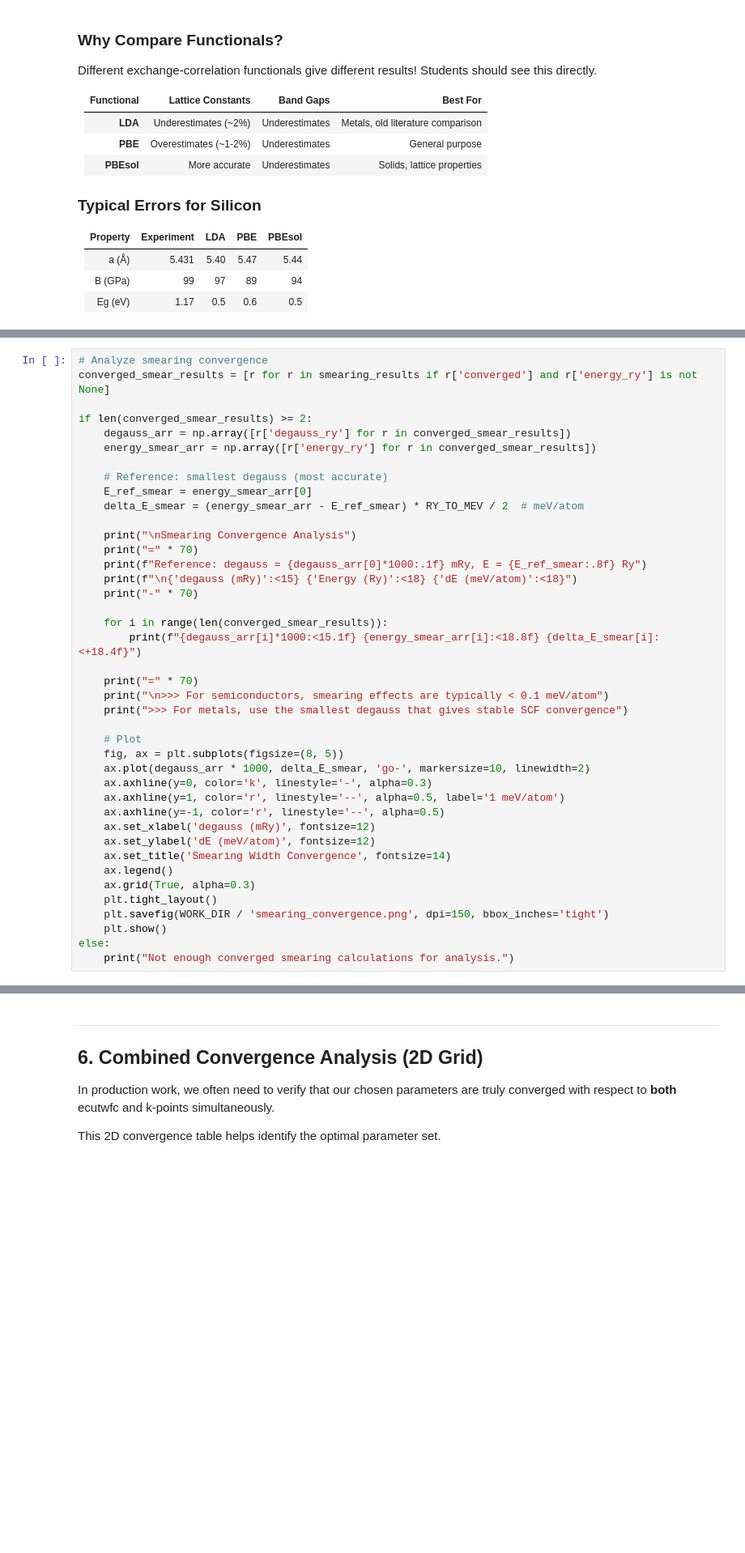
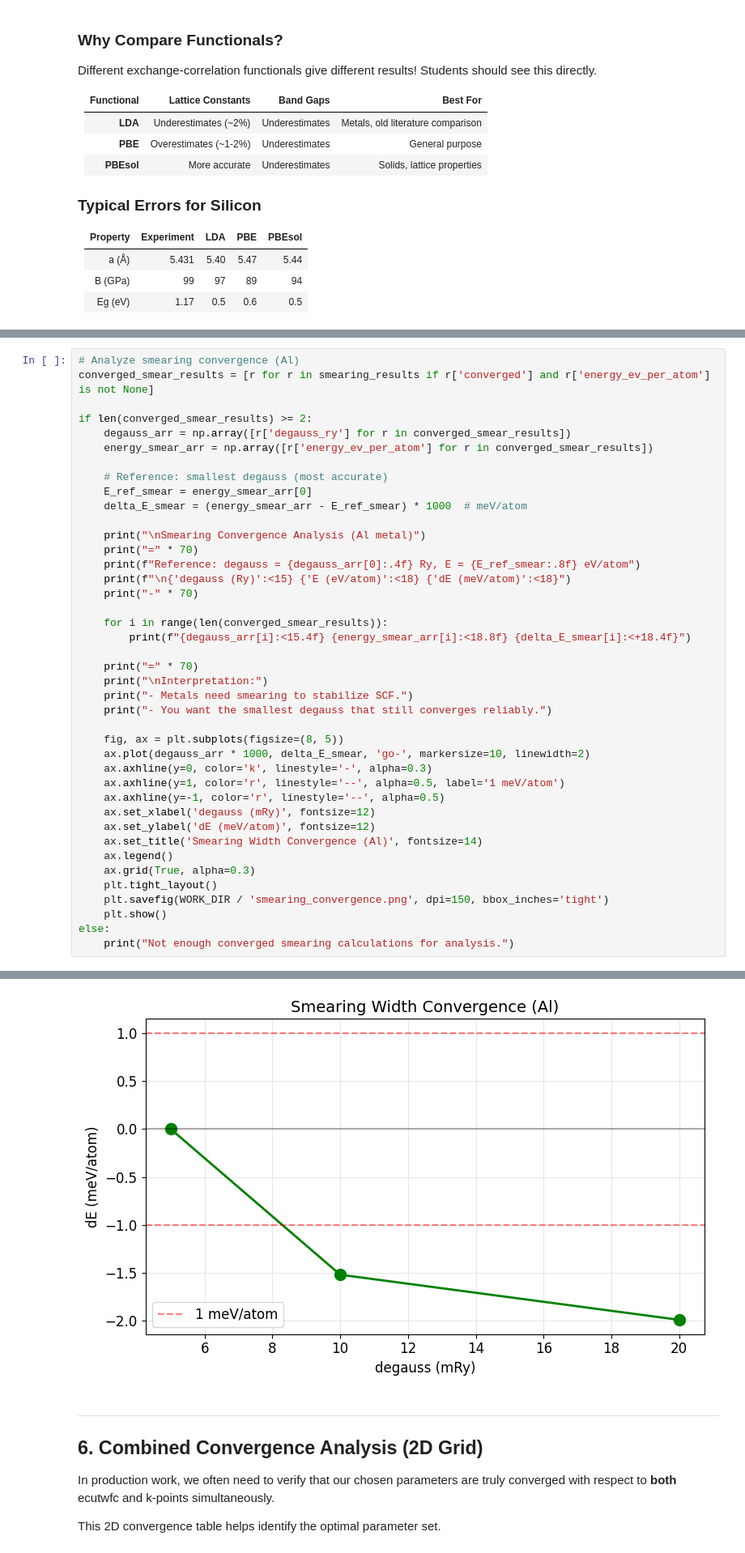
Before and after one commit to Indranil2020/DFT_Tutorial, a Jupyter notebook: qe_workshop_complete/notebooks_enhanced/04_Convergence_Testing.ipynb, the cells around one changed output, grey strips where cells are left out. Shown at 81% size. Drawn from its saved outputs; the diff is of its cells as text; blank space fills up the shorter version.

```diff
--- a/qe_workshop_complete/notebooks_enhanced/04_Convergence_Testing.ipynb
+++ b/qe_workshop_complete/notebooks_enhanced/04_Convergence_Testing.ipynb
@@ -1316,29 +1729,29 @@ print("\nTo compare functionals: func_results = run_functional_comparison(atoms,
 # %%
-# Analyze smearing convergence
-converged_smear_results = [r for r in smearing_results if r['converged'] and r['energy_ry'] is not None]
+# Analyze smearing convergence (Al)
+converged_smear_results = [r for r in smearing_results if r['converged'] and r['energy_ev_per_atom'] is not None]
 
 if len(converged_smear_results) >= 2:
     degauss_arr = np.array([r['degauss_ry'] for r in converged_smear_results])
-    energy_smear_arr = np.array([r['energy_ry'] for r in converged_smear_results])
+    energy_smear_arr = np.array([r['energy_ev_per_atom'] for r in converged_smear_results])
 
     # Reference: smallest degauss (most accurate)
     E_ref_smear = energy_smear_arr[0]
-    delta_E_smear = (energy_smear_arr - E_ref_smear) * RY_TO_MEV / 2  # meV/atom
+    delta_E_smear = (energy_smear_arr - E_ref_smear) * 1000  # meV/atom
 
-    print("\nSmearing Convergence Analysis")
+    print("\nSmearing Convergence Analysis (Al metal)")
     print("=" * 70)
-    print(f"Reference: degauss = {degauss_arr[0]*1000:.1f} mRy, E = {E_ref_smear:.8f} Ry")
-    print(f"\n{'degauss (mRy)':<15} {'Energy (Ry)':<18} {'dE (meV/atom)':<18}")
+    print(f"Reference: degauss = {degauss_arr[0]:.4f} Ry, E = {E_ref_smear:.8f} eV/atom")
+    print(f"\n{'degauss (Ry)':<15} {'E (eV/atom)':<18} {'dE (meV/atom)':<18}")
     print("-" * 70)
 
     for i in range(len(converged_smear_results)):
-        print(f"{degauss_arr[i]*1000:<15.1f} {energy_smear_arr[i]:<18.8f} {delta_E_smear[i]:<+18.4f}")
+        print(f"{degauss_arr[i]:<15.4f} {energy_smear_arr[i]:<18.8f} {delta_E_smear[i]:<+18.4f}")
 
     print("=" * 70)
-    print("\n>>> For semiconductors, smearing effects are typically < 0.1 meV/atom")
-    print(">>> For metals, use the smallest degauss that gives stable SCF convergence")
+    print("\nInterpretation:")
+    print("- Metals need smearing to stabilize SCF.")
+    print("- You want the smallest degauss that still converges reliably.")
 
-    # Plot
     fig, ax = plt.subplots(figsize=(8, 5))
     ax.plot(degauss_arr * 1000, delta_E_smear, 'go-', markersize=10, linewidth=2)
     ax.axhline(y=0, color='k', linestyle='-', alpha=0.3)
@@ -1346,7 +1759,7 @@ if len(converged_smear_results) >= 2:
     ax.axhline(y=-1, color='r', linestyle='--', alpha=0.5)
     ax.set_xlabel('degauss (mRy)', fontsize=12)
     ax.set_ylabel('dE (meV/atom)', fontsize=12)
-    ax.set_title('Smearing Width Convergence', fontsize=14)
+    ax.set_title('Smearing Width Convergence (Al)', fontsize=14)
     ax.legend()
     ax.grid(True, alpha=0.3)
     plt.tight_layout()
@@ -1354,3 +1767,4 @@ if len(converged_smear_results) >= 2:
     plt.show()
 else:
     print("Not enough converged smearing calculations for analysis.")
+# %% [output]
@@ -1357,3 +1785,4 @@ else:
+[figure, added]
 # %% [markdown]
 ---
 
```
Also changed, not shown: parts of 33 cells of this notebook, 12 other files.
